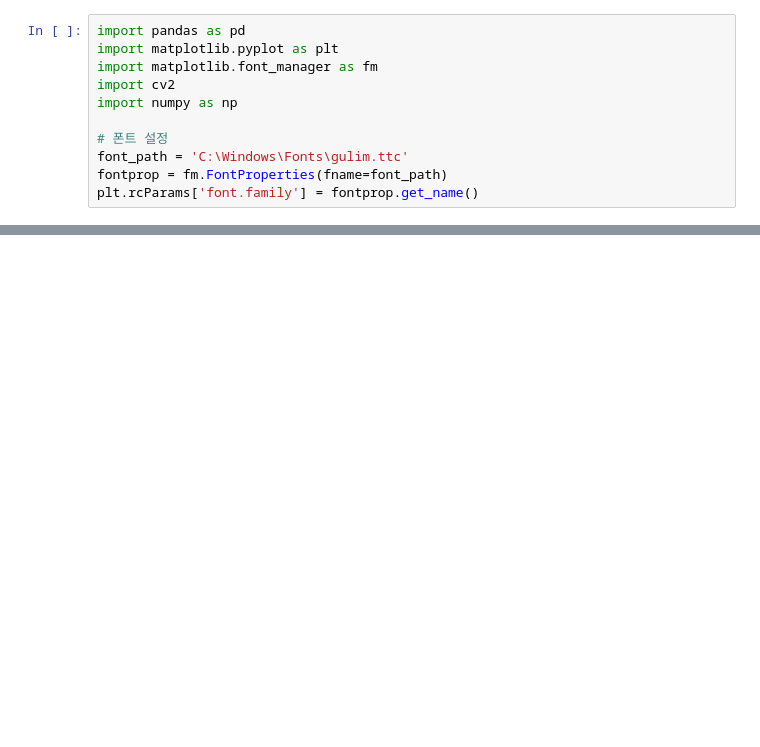
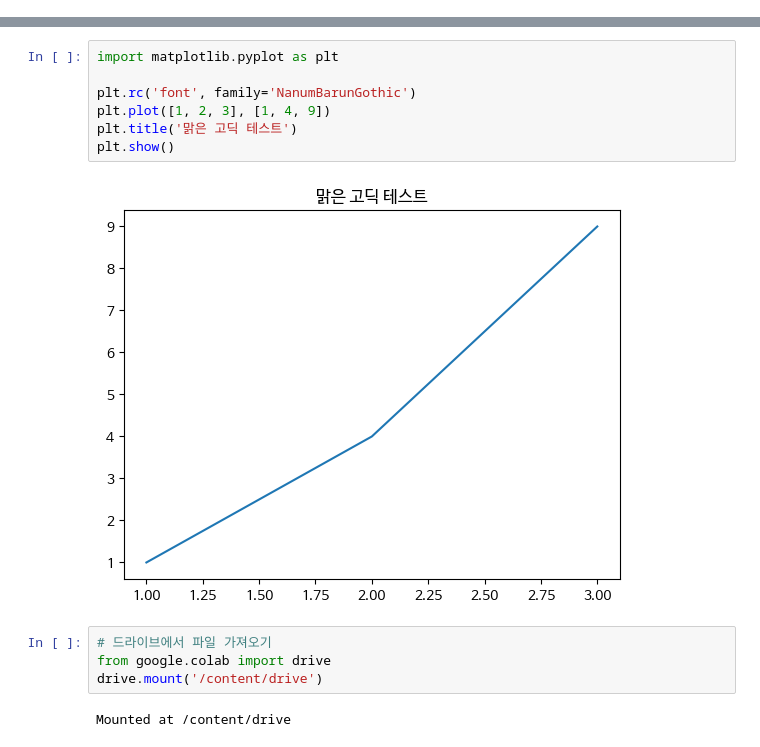
Before and after one commit to FarmorAI/farm-web-python, a Jupyter notebook: analysis/notebooks/03_DL_Model_v1.ipynb, the cells around one changed output, grey strips where cells are left out. Cells and saved outputs as stored; diff of their text form; blank space fills up the shorter version.

Commit message:
Colab을 통해 생성됨

```diff
--- a/analysis/notebooks/03_DL_Model_v1.ipynb
+++ b/analysis/notebooks/03_DL_Model_v1.ipynb
@@ -1,11 +0,0 @@
-# %%
-import pandas as pd
-import matplotlib.pyplot as plt
-import matplotlib.font_manager as fm
-import cv2
-import numpy as np
-
-# 폰트 설정
-font_path = 'C:\Windows\Fonts\gulim.ttc'
-fontprop = fm.FontProperties(fname=font_path)
-plt.rcParams['font.family'] = fontprop.get_name()
@@ -11,0 +23,15 @@ plt.rcParams['font.family'] = fontprop.get_name()
+# %%
+import matplotlib.pyplot as plt
+
+plt.rc('font', family='NanumBarunGothic')
+plt.plot([1, 2, 3], [1, 4, 9])
+plt.title('맑은 고딕 테스트')
+plt.show()
+# %% [output]
+[figure, added]
+# %%
+# 드라이브에서 파일 가져오기
+from google.colab import drive
+drive.mount('/content/drive')
+# %% [output]
+Mounted at /content/drive
```
Also changed, not shown: parts of 8 cells of this notebook.
